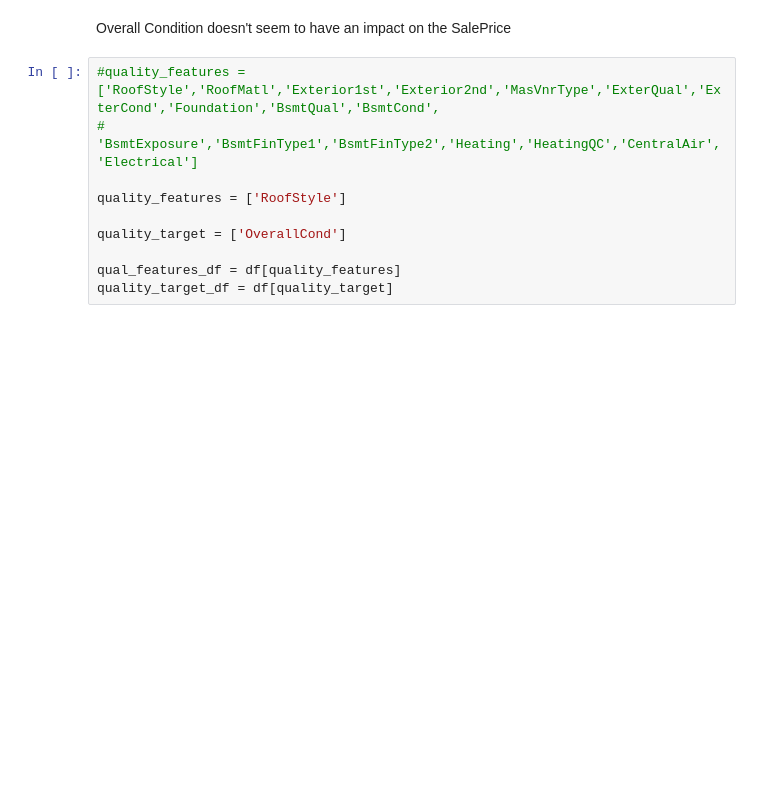
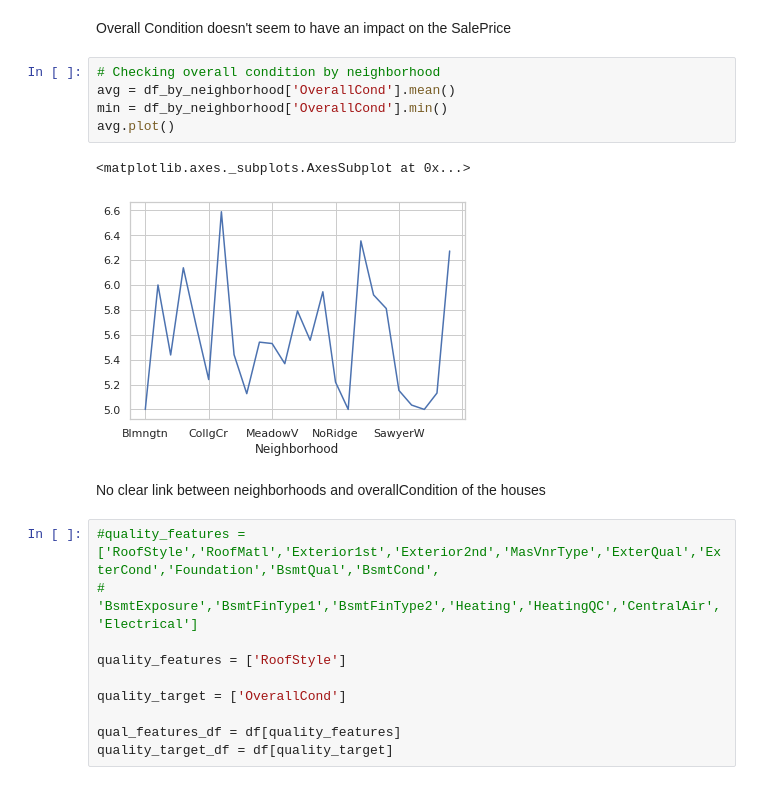
Before and after one commit to prateeksab/housingprices, a Jupyter notebook: Master_book.ipynb, the cells around one changed output. Saved outputs shown, nothing was run; the diff lists cells and outputs as text; blank space fills up the shorter version.

```diff
--- a/Master_book.ipynb
+++ b/Master_book.ipynb
@@ -243,6 +243,16 @@ ax = sns.boxplot(x='OverallCond',y='SalePrice',data=df,width=0.8, whis=1.5)
 [figure]
 # %% [markdown]
 Overall Condition doesn't seem to have an impact on the SalePrice
+# %%
+# Checking overall condition by neighborhood
+avg = df_by_neighborhood['OverallCond'].mean()
+min = df_by_neighborhood['OverallCond'].min()
+avg.plot()
+# %% [output]
+<matplotlib.axes._subplots.AxesSubplot at 0x...>
+[figure, added]
+# %% [markdown]
+No clear link between neighborhoods and overallCondition of the houses
 # %%
 #quality_features = ['RoofStyle','RoofMatl','Exterior1st','Exterior2nd','MasVnrType','ExterQual','ExterCond','Foundation','BsmtQual','BsmtCond',
 #                    'BsmtExposure','BsmtFinType1','BsmtFinType2','Heating','HeatingQC','CentralAir','Electrical']
```
